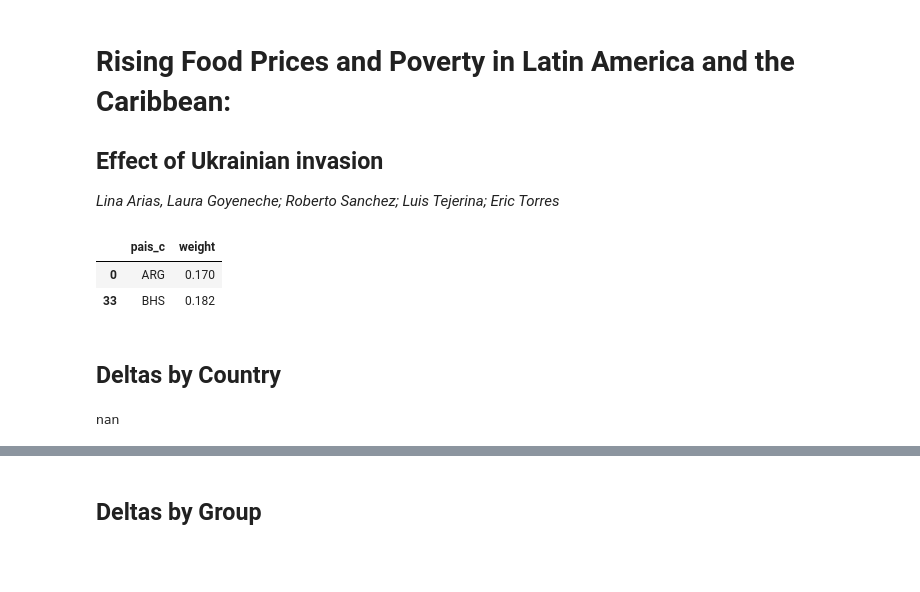
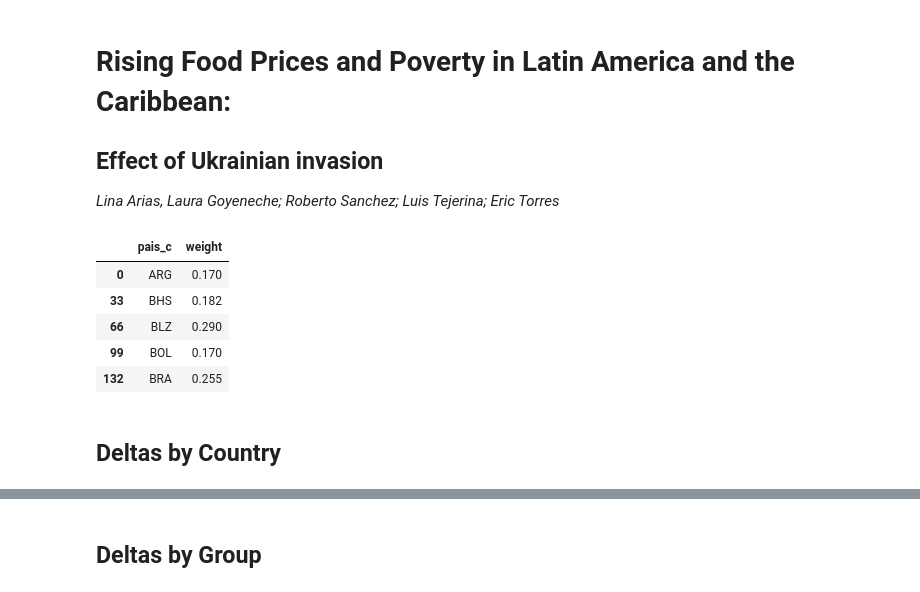
Before and after one commit to EL-BID/analytics_simulation_public_policy_scl, a Jupyter notebook: notebooks/scldata_policy_simulation.ipynb, the cells around one changed output, grey strips where cells are left out. Cells and saved outputs as stored; diff of their text form; code cells hidden in the pictures; blank space fills up the shorter version.

```diff
--- a/notebooks/scldata_policy_simulation.ipynb
+++ b/notebooks/scldata_policy_simulation.ipynb
@@ -30,10 +44,13 @@ population = {'sexo_ci': 1}
 # %%
 # Get the weight of the shock component
-scldata_simulation.get_poverty_lines(shock_component)[['pais_c', 'weight']].drop_duplicates().head(2)
+scldata_simulation.get_poverty_lines(shock_component)[['pais_c', 'weight']].drop_duplicates().head(5)
 # %% [output]
 |  | pais_c | weight |
 | 0 | ARG | 0.170 |
 | 33 | BHS | 0.182 |
+| 66 | BLZ | 0.290 |
+| 99 | BOL | 0.170 |
+| 132 | BRA | 0.255 |
 # %% [markdown]
 ## Deltas by Country
 # %%
@@ -41,6 +59,0 @@ change = scldata_simulation.simulate_change(shock_component, shock_weight)
-# %%
-change['impact'] = change['poor_national'] - change['poor_national_delta']
-#sum(change['impact'] * change['factor_ch'])
-change
-# %% [output]
-nan
```
Also changed, not shown: parts of 13 cells of this notebook, 1 other file.
